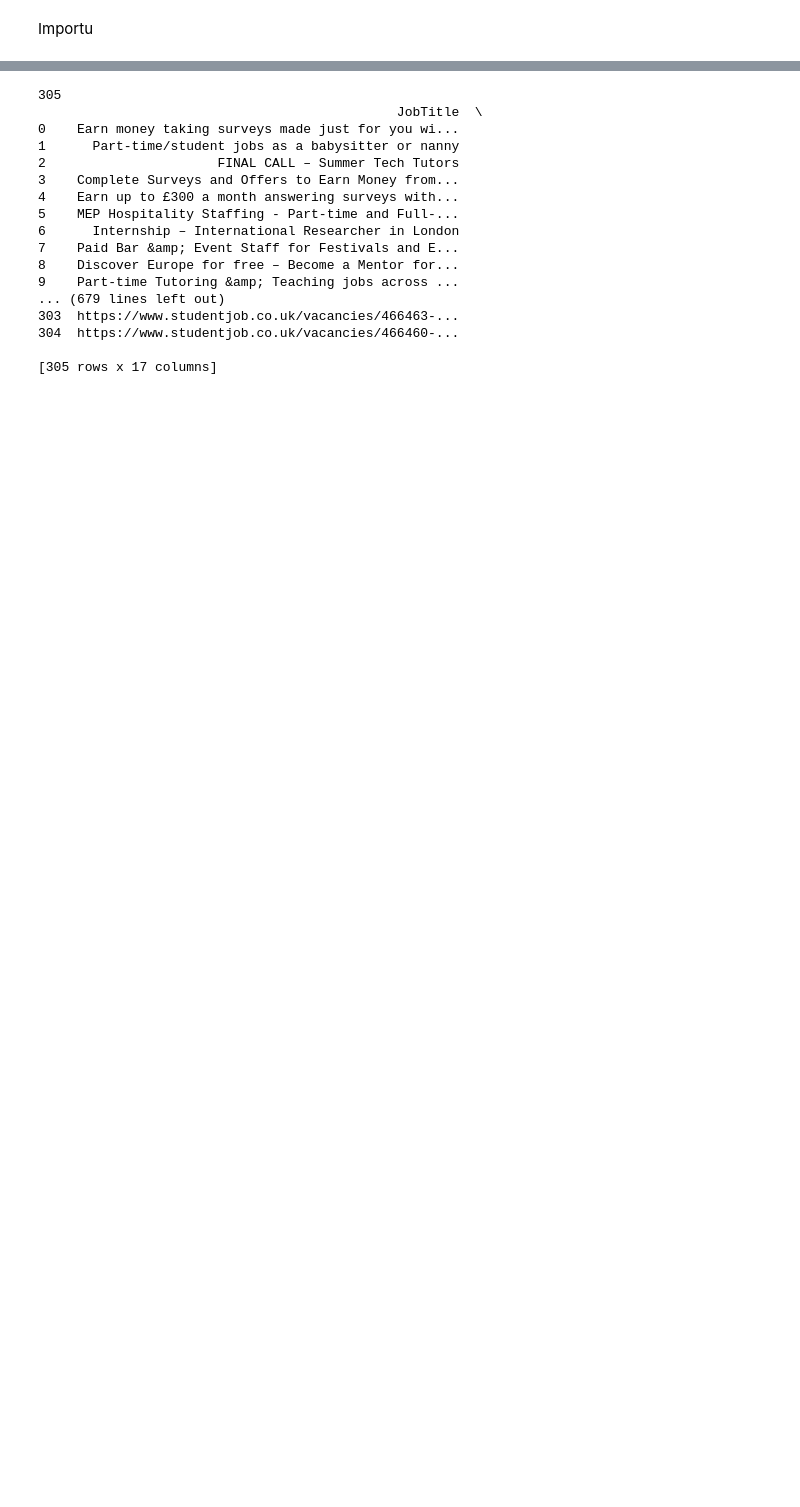
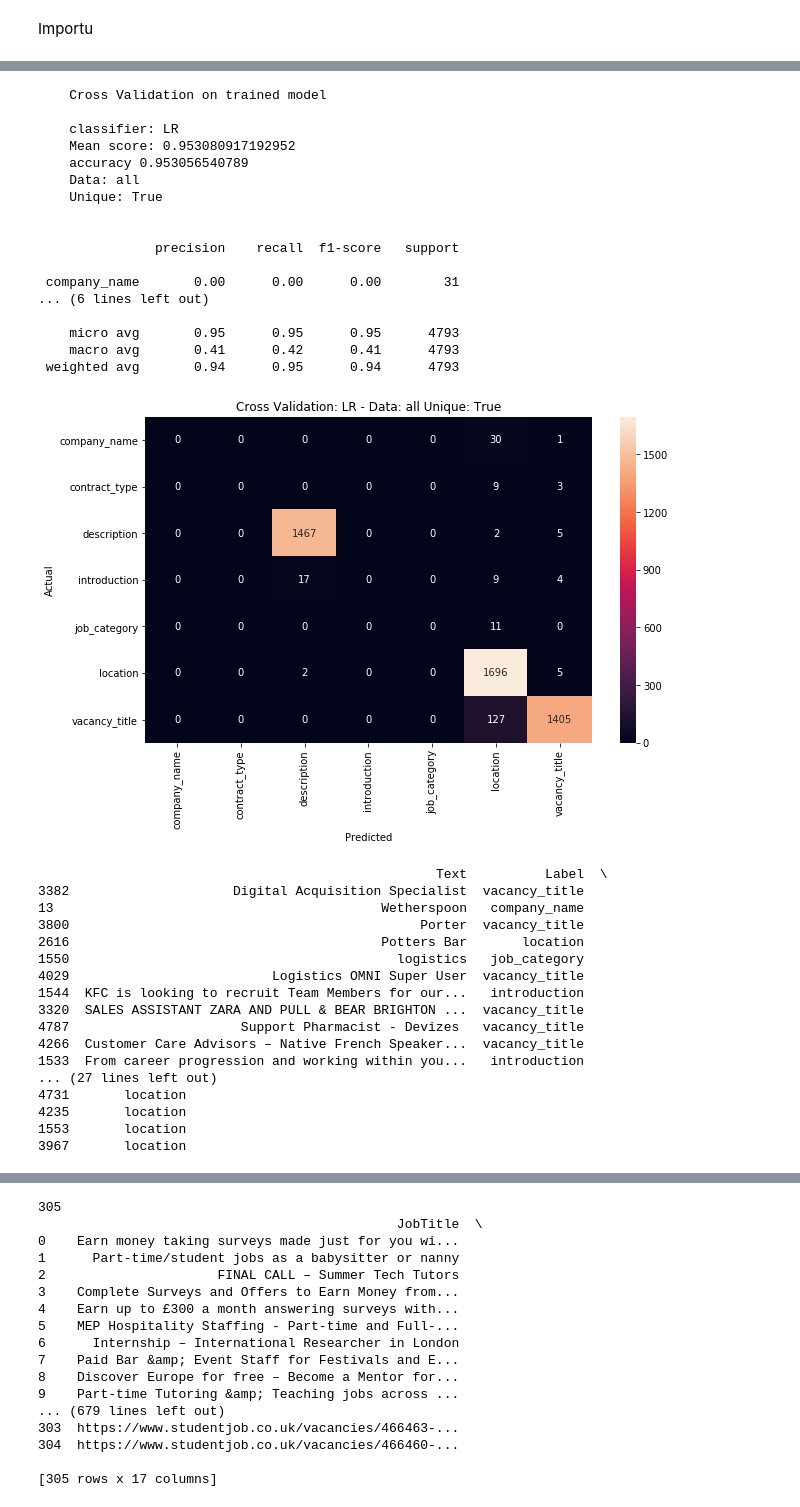
Before and after one commit to Yaleesa/Bsc-Thesis-TexMining-and-Information-Extraction, a Jupyter notebook: scipy-notebook/vacancy_predictor.ipynb, the cells around one changed output, grey strips where cells are left out. Cells and saved outputs as stored; diff of their text form; code cells hidden in the pictures; blank space fills up the shorter version.

```diff
--- a/scipy-notebook/vacancy_predictor.ipynb
+++ b/scipy-notebook/vacancy_predictor.ipynb
@@ -21,3 +21,4 @@ import numpy as np
 dataframe = pd.read_json("vacancy_data.json", orient="records")
 # %%
 type(dataframe)
+column_names = dataframe.columns.values
@@ -195,10 +277,8 @@ def predictions(model, text_test):
 
 y_pred = predictions(model, text_test)
 # %%
-def scoring(y_pred, y_test):
+def scoring(y_test, y_pred):
     accuracy = 'accuracy %s' % accuracy_score(y_pred, y_test)
-    columns = ['company_name','contract_type','description','introduction','job_category','location','vacancy_title']
-    print(classification_report(y_test, y_pred,target_names=columns))
+    columns = column_names
+    report = classification_report(y_test, y_pred,target_names=columns)
     return accuracy, report
-
-accuracy, report = scoring(y_pred, y_test)
@@ -244,15 +289,0 @@ kijkdoos(text_test, y_test, y_pred)
-# %%
-def visualisations(y_test, y_pred):
-    conf_mat = confusion_matrix(y_test, y_pred)
-    #print(conf_mat)
-    columns = ['company_name','contract_type','description','introduction','job_category','location','vacancy_title']
-    fig, ax = plt.subplots(figsize=(10,6))
-    sns.heatmap(conf_mat, annot=True, fmt='d',
-        xticklabels=columns, yticklabels=columns)
-    plt.ylabel('Actual')
-    plt.xlabel('Predicted')
-    #plt.savefig(f'figure-{timestamp}.png')
-    plt.show()
-    plt.close()
-
-visualisations(y_test, y_pred)
@@ -261,3 +290,58 @@ visualisations(y_test, y_pred)
+# %%
+def cross_validation_report(clf, X, y, data_size='all', data_unique=True):
+    scores, y_pred = cross_validation(X, y, clf)
+    mean = scores.mean()
+    accuracy, report = scoring(y, y_pred)
+    print(f'''
+    Cross Validation on trained model\n
+    classifier: {clf}
+    Mean score: {mean}
+    {accuracy}
+    Data: {data_size}
+    Unique: {str(data_unique)}\n
+    \n{report}
+    ''')
+    title = f'Cross Validation: {clf} - Data: {data_size} Unique: {str(data_unique)}'
+    visualisations(title, y, y_pred)
+    kijkdoos(X,y,y_pred)
+# %%
+cross_validation_report('LR', text, y)
+# %% [output]
+    Cross Validation on trained model
+
+    classifier: LR
+    Mean score: 0.953080917192952
+    accuracy 0.953056540789
+    Data: all
+    Unique: True
+
+
+               precision    recall  f1-score   support
+
+ company_name       0.00      0.00      0.00        31
+... (6 lines left out)
+
+    micro avg       0.95      0.95      0.95      4793
+    macro avg       0.41      0.42      0.41      4793
+ weighted avg       0.94      0.95      0.94      4793
+[figure, added]
+                                                   Text          Label  \
+3382                     Digital Acquisition Specialist  vacancy_title
+13                                          Wetherspoon   company_name
+3800                                             Porter  vacancy_title
+2616                                        Potters Bar       location
+1550                                          logistics   job_category
+4029                          Logistics OMNI Super User  vacancy_title
+1544  KFC is looking to recruit Team Members for our...   introduction
+3320  SALES ASSISTANT ZARA AND PULL & BEAR BRIGHTON ...  vacancy_title
+4787                      Support Pharmacist - Devizes   vacancy_title
+4266  Customer Care Advisors – Native French Speaker...  vacancy_title
+1533  From career progression and working within you...   introduction
+... (27 lines left out)
+4731       location
+4235       location
+1553       location
+3967       location
 # %% [markdown]
 ![gif](https://media.giphy.com/media/rAm0u2k17rM3e/giphy.gif "help")
 # %%
```
Also changed, not shown: parts of 19 cells of this notebook, 13 other files.
